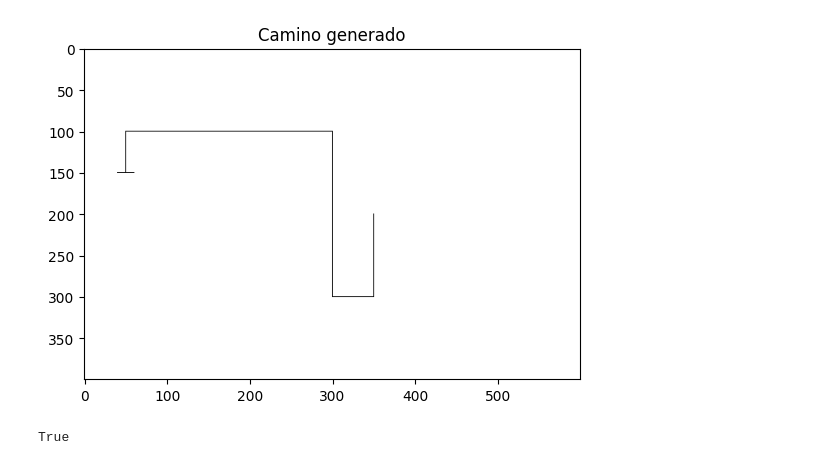
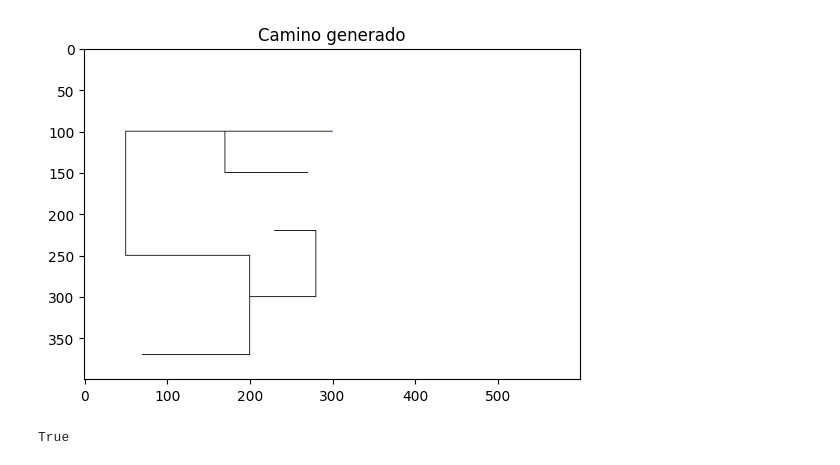
Before and after one commit to CoronelEzequiel/computer-vision, a Jupyter notebook: tp-vision-computacional.ipynb, the cells around one changed output. Saved outputs shown, nothing was run; the diff lists cells and outputs as text; code cells hidden in the pictures.

Commit message:
nueva version con marca de fin

```diff
--- a/tp-vision-computacional.ipynb
+++ b/tp-vision-computacional.ipynb
@@ -4,23 +14,37 @@ import numpy as np
 import matplotlib.pyplot as plt
 # %%
 # GENERADOR DE IMAGENES - (solo ejecutar esta celda para crear caminos)
-img = np.ones((400, 600), dtype=np.uint8) * 255  # 400x600 imagen en blanco
+img = np.ones((400, 600, 3), dtype=np.uint8) * 255  # 400x600 imagen en blanco
 
 # Dibujar un camino (línea negra) en la imagen
-cv2.line(img, (40, 150), (60, 150), (0, 0, 0), thickness=1)
-cv2.line(img, (50, 150), (50, 100), (0, 0, 0), thickness=1)
+# Verticales
+cv2.line(img, (50, 250), (50, 100), (0, 0, 0), thickness=1)
+cv2.line(img, (170, 100), (170, 150), (0, 0, 0), thickness=1)
+cv2.line(img, (280, 300), (280, 220), (0, 0, 0), thickness=1)
+cv2.line(img, (200, 370), (200, 250), (0, 0, 0), thickness=1)
+
+# Horizontales
+cv2.line(img, (50, 250), (200, 250), (0, 0, 0), thickness=1)
 cv2.line(img, (50, 100), (300, 100), (0, 0, 0), thickness=1)
-cv2.line(img, (300, 100), (300, 300), (0, 0, 0), thickness=1)
-cv2.line(img, (300, 300), (350, 300), (0, 0, 0), thickness=1)
-cv2.line(img, (350, 300), (350, 200), (0, 0, 0), thickness=1)
+cv2.line(img, (200, 300), (280, 300), (0, 0, 0), thickness=1)
+cv2.line(img, (70, 370), (200, 370), (0, 0, 0), thickness=1)
+cv2.line(img, (170, 150), (270, 150), (0, 0, 0), thickness=1)
+cv2.line(img, (230, 220), (280, 220), (0, 0, 0), thickness=1)
+
+# Añadir un píxel rojo en la posición (300, 100)
+img[100, 300] = [0, 0, 255]  # (B, G, R)
+
+# Añadir un píxel rojo en la posición (270, 150)
+#img[150, 270] = [0, 0, 255]
+
 
 # Mostrar la imagen generada
 plt.imshow(img, cmap='gray')
 plt.title("Camino generado")
 plt.show()
 
 # Guardar la imagen
-cv2.imwrite('generated_path.png', img)
+cv2.imwrite('camino-con-marca-fin.png', img)
 # %% [output]
-[figure, old version]
+[figure, new version]
 True
```
Also changed, not shown: parts of 18 cells of this notebook, 11 other files.
